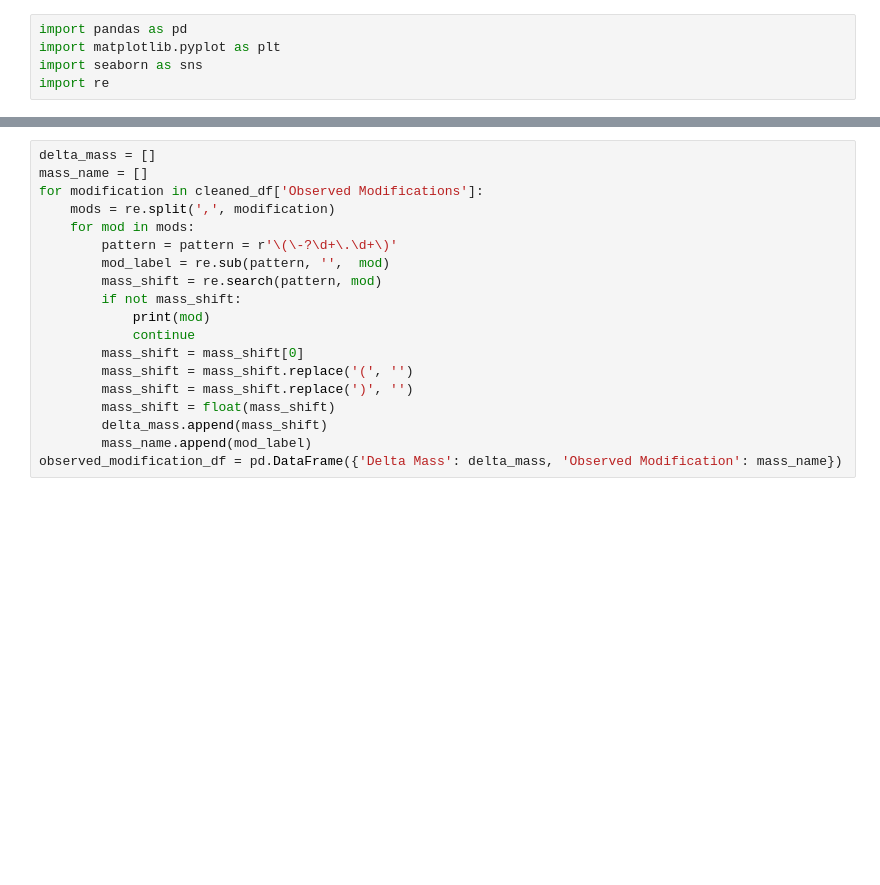
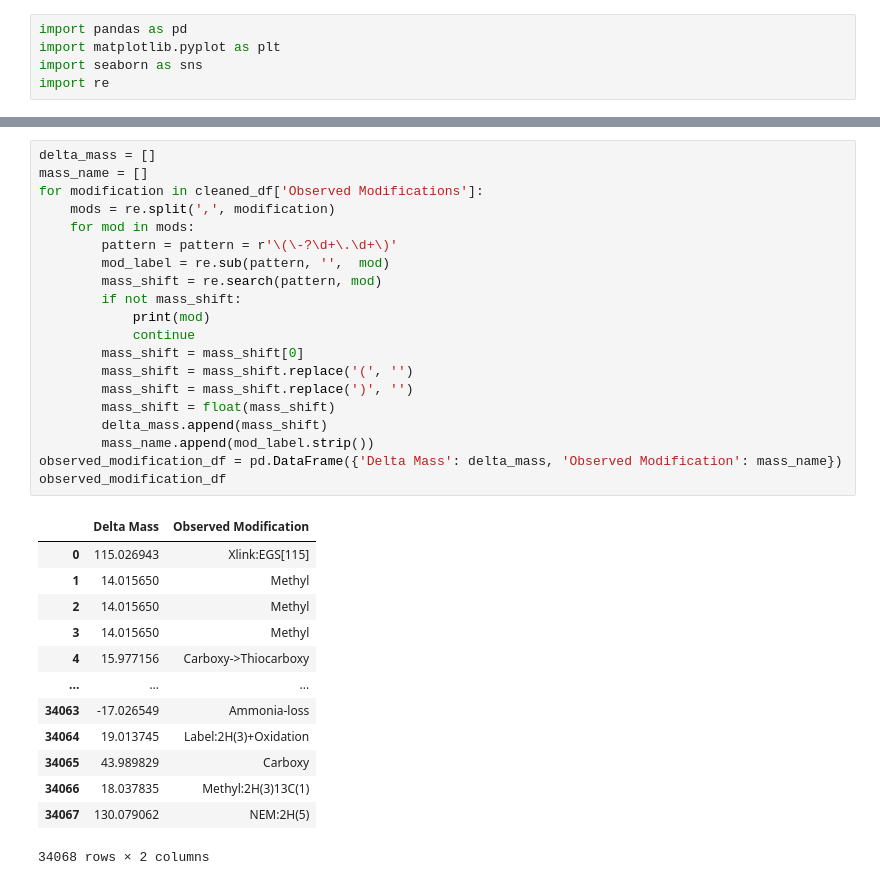
Before and after one commit to nanel96/BIO_465_PTM, a Jupyter notebook: Make Figure 2) Histogram of PTM Masses.ipynb, the cells around one changed output, grey strips where cells are left out. Drawn from its saved outputs; the diff is of its cells as text; blank space fills up the shorter version.

```diff
--- a/Make Figure 2) Histogram of PTM Masses.ipynb
+++ b/Make Figure 2) Histogram of PTM Masses.ipynb
@@ -9,19 +23,34 @@ cleaned_df = cleaned_df[cleaned_df['Observed Modifications'].notna()]
 # %%
 delta_mass = []
 mass_name = []
 for modification in cleaned_df['Observed Modifications']:
     mods = re.split(',', modification)
     for mod in mods:
         pattern = pattern = r'\(\-?\d+\.\d+\)'
         mod_label = re.sub(pattern, '',  mod)
         mass_shift = re.search(pattern, mod)
         if not mass_shift:
             print(mod)
             continue
         mass_shift = mass_shift[0]
         mass_shift = mass_shift.replace('(', '')
         mass_shift = mass_shift.replace(')', '')
         mass_shift = float(mass_shift)
         delta_mass.append(mass_shift)
-        mass_name.append(mod_label)
+        mass_name.append(mod_label.strip())
 observed_modification_df = pd.DataFrame({'Delta Mass': delta_mass, 'Observed Modification': mass_name})
+observed_modification_df
+# %% [output]
+|  | Delta Mass | Observed Modification |
+| 0 | 115.026943 | Xlink:EGS[115] |
+| 1 | 14.015650 | Methyl |
+| 2 | 14.015650 | Methyl |
+| 3 | 14.015650 | Methyl |
+| 4 | 15.977156 | Carboxy->Thiocarboxy |
+| ... | ... | ... |
+| 34063 | -17.026549 | Ammonia-loss |
+| 34064 | 19.013745 | Label:2H(3)+Oxidation |
+| 34065 | 43.989829 | Carboxy |
+| 34066 | 18.037835 | Methyl:2H(3)13C(1) |
+| 34067 | 130.079062 | NEM:2H(5) |
+34068 rows × 2 columns
```
Also changed, not shown: parts of 5 cells of this notebook, 1 other file.
